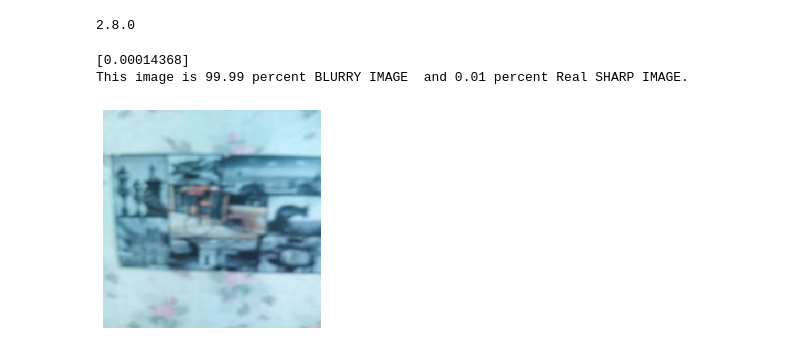
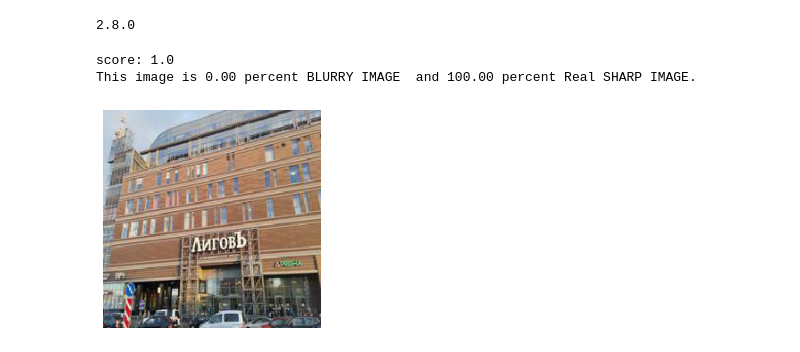
Before and after one commit to MasoudMoeini/blur-image-classification, a Jupyter notebook: classifier_pred_show.ipynb, the cells around one changed output. Saved outputs shown, nothing was run; the diff lists cells and outputs as text; code cells hidden in the pictures.

```diff
--- a/classifier_pred_show.ipynb
+++ b/classifier_pred_show.ipynb
@@ -8,35 +8,35 @@
 # load_model_sample.py
 import tensorflow as tf
 from tensorflow import keras
 import numpy as np
 import matplotlib.pyplot as plt
 from keras.preprocessing.image import image
 from keras.preprocessing.image import img_to_array
 from keras.models import load_model
 from keras.applications.imagenet_utils import decode_predictions
 
 
 
 image_size = (244, 244)
-path = "39_XIAOMI-MI8-LITE.jpg"
+path = "6_HUAWEI-MATE20.jpg"
 img = keras.preprocessing.image.load_img(path,target_size=image_size)
 img_array = keras.preprocessing.image.img_to_array(img)
 img_array = tf.expand_dims(img_array, 0)
 model = load_model("save_at_50.h5")
 predictions = model.predict(img_array)
 score = predictions[0]
-print(score)
+print('score: '+str(score[0]))
 print(
     "This image is %.2f percent BLURRY IMAGE  and %.2f percent Real SHARP IMAGE."
     % (100 * (1 - score), 100 * score)
 )
 
 plt.imshow(img)
 plt.axis("off")
 from PIL import Image
 img = Image.open(path)
 img.show()
 # %% [output]
-[0.00014368]
-This image is 99.99 percent BLURRY IMAGE  and 0.01 percent Real SHARP IMAGE.
+score: 1.0
+This image is 0.00 percent BLURRY IMAGE  and 100.00 percent Real SHARP IMAGE.
-[figure, old version]
+[figure, new version]
```
